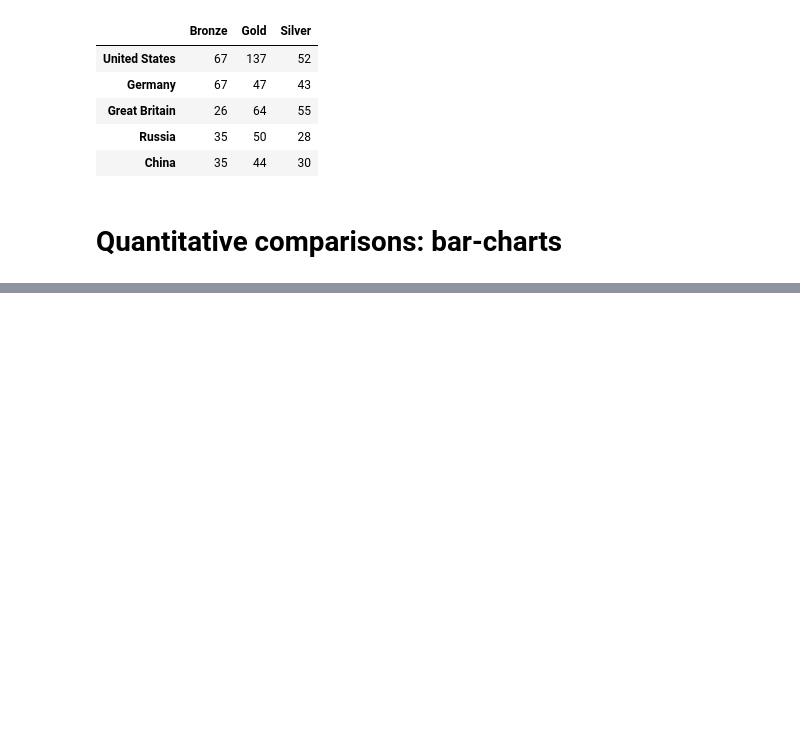
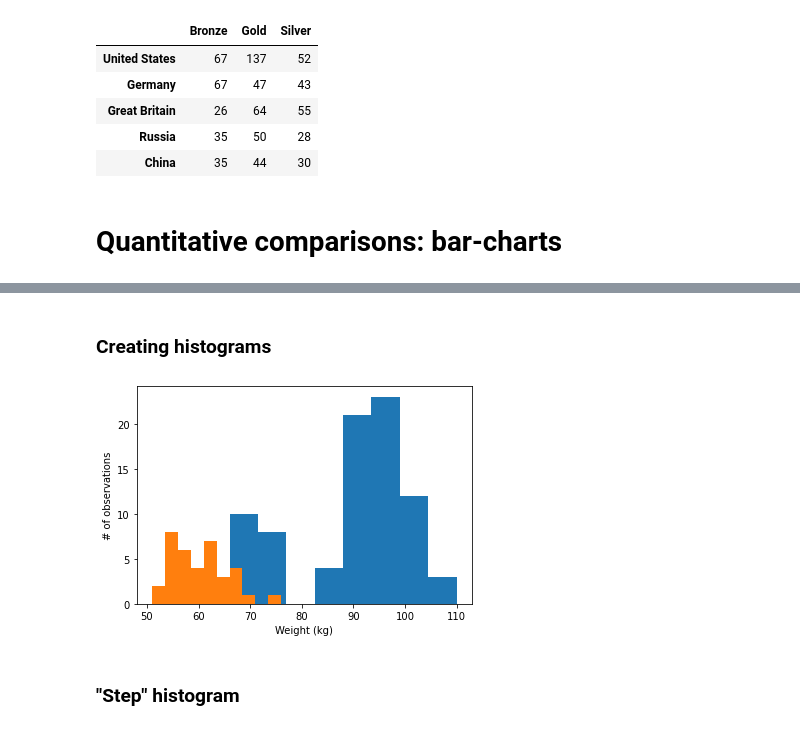
Before and after one commit to harrystaley/DataCamp, a Jupyter notebook: courses/Introduction to Data Visualization with Matplotlib/3 Quantitative comparisons and statistical visualizations.ipynb, the cells around one changed output, grey strips where cells are left out. Drawn from its saved outputs; the diff is of its cells as text; code cells hidden in the pictures; blank space fills up the shorter version.

```diff
--- a/courses/Introduction to Data Visualization with Matplotlib/3 Quantitative comparisons and statistical visualizations.ipynb
+++ b/courses/Introduction to Data Visualization with Matplotlib/3 Quantitative comparisons and statistical visualizations.ipynb
@@ -14,0 +60,4 @@ medals.head()
+# %%
+# import dataset
+mens_rowing = pd.read_csv("../datasets/mens-rowing.csv")
+mens_rowing.head()
@@ -14,0 +71,3 @@ medals.head()
+# %%
+mens_gymnastics = pd.read_csv("../datasets/mens_gymnastics.csv")
+mens_gymnastics.head()
@@ -14,0 +81,23 @@ medals.head()
+# %% [markdown]
+### Creating histograms
+# %%
+# Call plt.subplots initalize the Figure and Axes
+fig, ax = plt.subplots()
+
+# Plot a histogram of "Weight" for mens_rowing
+ax.hist(mens_rowing['Weight'])
+
+# Compare to histogram of "Weight" for mens_gymnastics
+ax.hist(mens_gymnastics['Weight'])
+
+# Set the x-axis label to "Weight (kg)"
+ax.set_xlabel("Weight (kg)")
+
+# Set the y-axis label to "# of observations"
+ax.set_ylabel("# of observations")
+
+plt.show()
+# %% [output]
+[figure, added]
+# %% [markdown]
+### "Step" histogram
```
Also changed, not shown: parts of 8 cells of this notebook, 5 other files.
